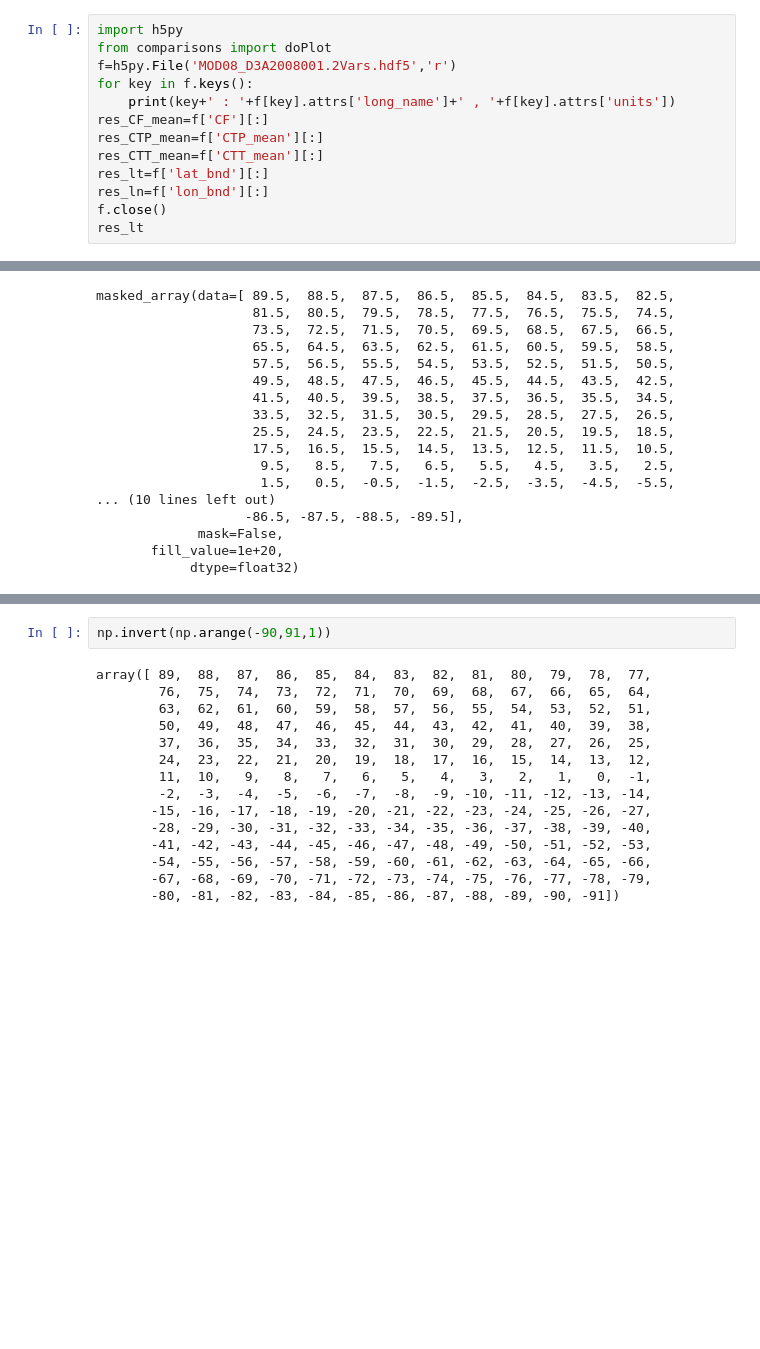
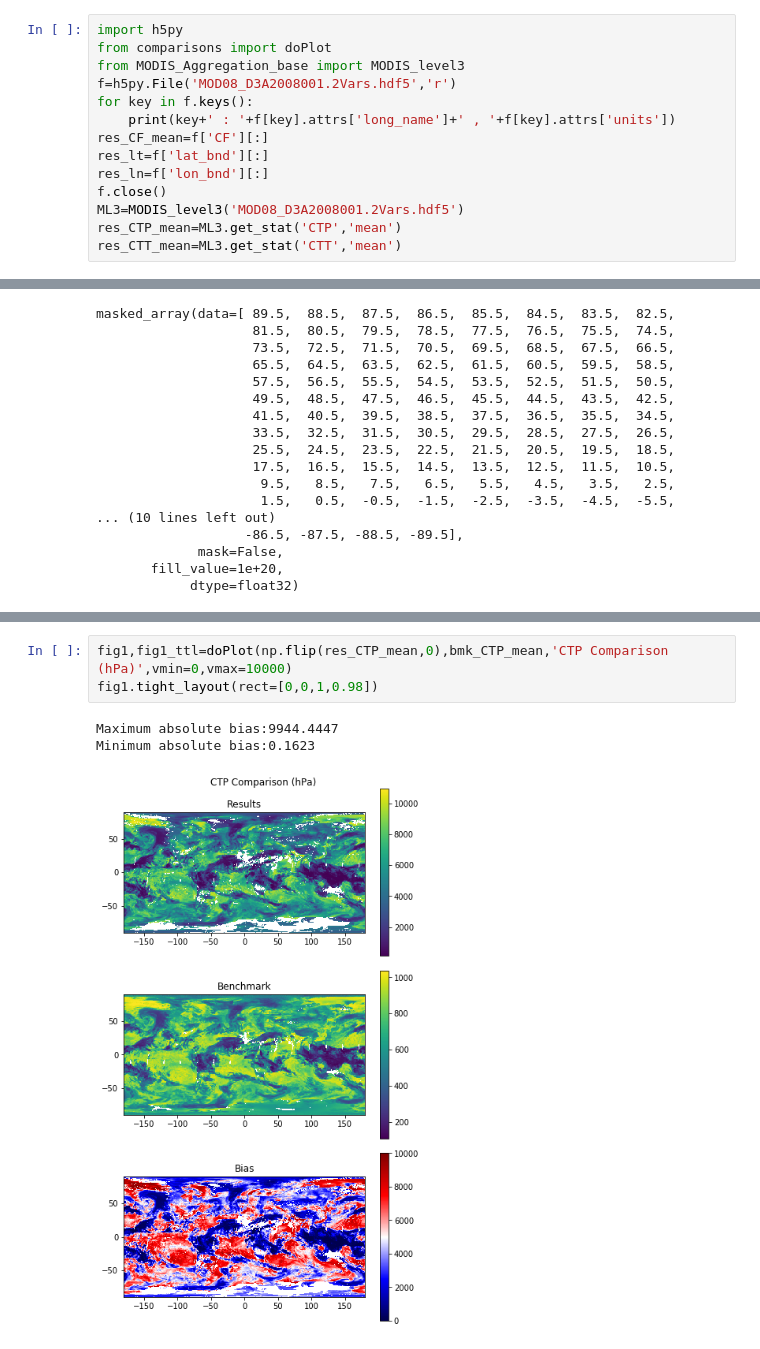
Before and after one commit to big-data-lab-umbc/MODIS_Aggregation, a Jupyter notebook: source/baseline/Comparison_tool.ipynb, the cells around one changed output, grey strips where cells are left out. Saved outputs shown, nothing was run; the diff lists cells and outputs as text; blank space fills up the shorter version.

```diff
--- a/source/baseline/Comparison_tool.ipynb
+++ b/source/baseline/Comparison_tool.ipynb
@@ -61,16 +61,17 @@ Minimum absolute bias:0.0000
 # %%
 import h5py
 from comparisons import doPlot
+from MODIS_Aggregation_base import MODIS_level3
 f=h5py.File('MOD08_D3A2008001.2Vars.hdf5','r')
 for key in f.keys():
     print(key+' : '+f[key].attrs['long_name']+' , '+f[key].attrs['units'])
 res_CF_mean=f['CF'][:]
-res_CTP_mean=f['CTP_mean'][:]
-res_CTT_mean=f['CTT_mean'][:]
 res_lt=f['lat_bnd'][:]
 res_ln=f['lon_bnd'][:]
 f.close()
-res_lt
+ML3=MODIS_level3('MOD08_D3A2008001.2Vars.hdf5')
+res_CTP_mean=ML3.get_stat('CTP','mean')
+res_CTT_mean=ML3.get_stat('CTT','mean')
 # %% [output]
 CF : Cloud_Fraction , Fraction
 CTP_max : cloud_top_pressure_1km_Maximum , hPa
@@ -138,17 +126,7 @@ Minimum absolute bias:0.0000
-# %%
-np.invert(np.arange(-90,91,1))
-# %% [output]
-array([ 89,  88,  87,  86,  85,  84,  83,  82,  81,  80,  79,  78,  77,
-        76,  75,  74,  73,  72,  71,  70,  69,  68,  67,  66,  65,  64,
-        63,  62,  61,  60,  59,  58,  57,  56,  55,  54,  53,  52,  51,
-        50,  49,  48,  47,  46,  45,  44,  43,  42,  41,  40,  39,  38,
-        37,  36,  35,  34,  33,  32,  31,  30,  29,  28,  27,  26,  25,
-        24,  23,  22,  21,  20,  19,  18,  17,  16,  15,  14,  13,  12,
-        11,  10,   9,   8,   7,   6,   5,   4,   3,   2,   1,   0,  -1,
-        -2,  -3,  -4,  -5,  -6,  -7,  -8,  -9, -10, -11, -12, -13, -14,
-       -15, -16, -17, -18, -19, -20, -21, -22, -23, -24, -25, -26, -27,
-       -28, -29, -30, -31, -32, -33, -34, -35, -36, -37, -38, -39, -40,
-       -41, -42, -43, -44, -45, -46, -47, -48, -49, -50, -51, -52, -53,
-       -54, -55, -56, -57, -58, -59, -60, -61, -62, -63, -64, -65, -66,
-       -67, -68, -69, -70, -71, -72, -73, -74, -75, -76, -77, -78, -79,
-       -80, -81, -82, -83, -84, -85, -86, -87, -88, -89, -90, -91])
+# %%
+fig1,fig1_ttl=doPlot(np.flip(res_CTP_mean,0),bmk_CTP_mean,'CTP Comparison (hPa)',vmin=0,vmax=10000)
+fig1.tight_layout(rect=[0,0,1,0.98])
+# %% [output]
+Maximum absolute bias:9944.4447
+Minimum absolute bias:0.1623
+[figure, added]
```
Also changed, not shown: parts of 8 cells of this notebook.
